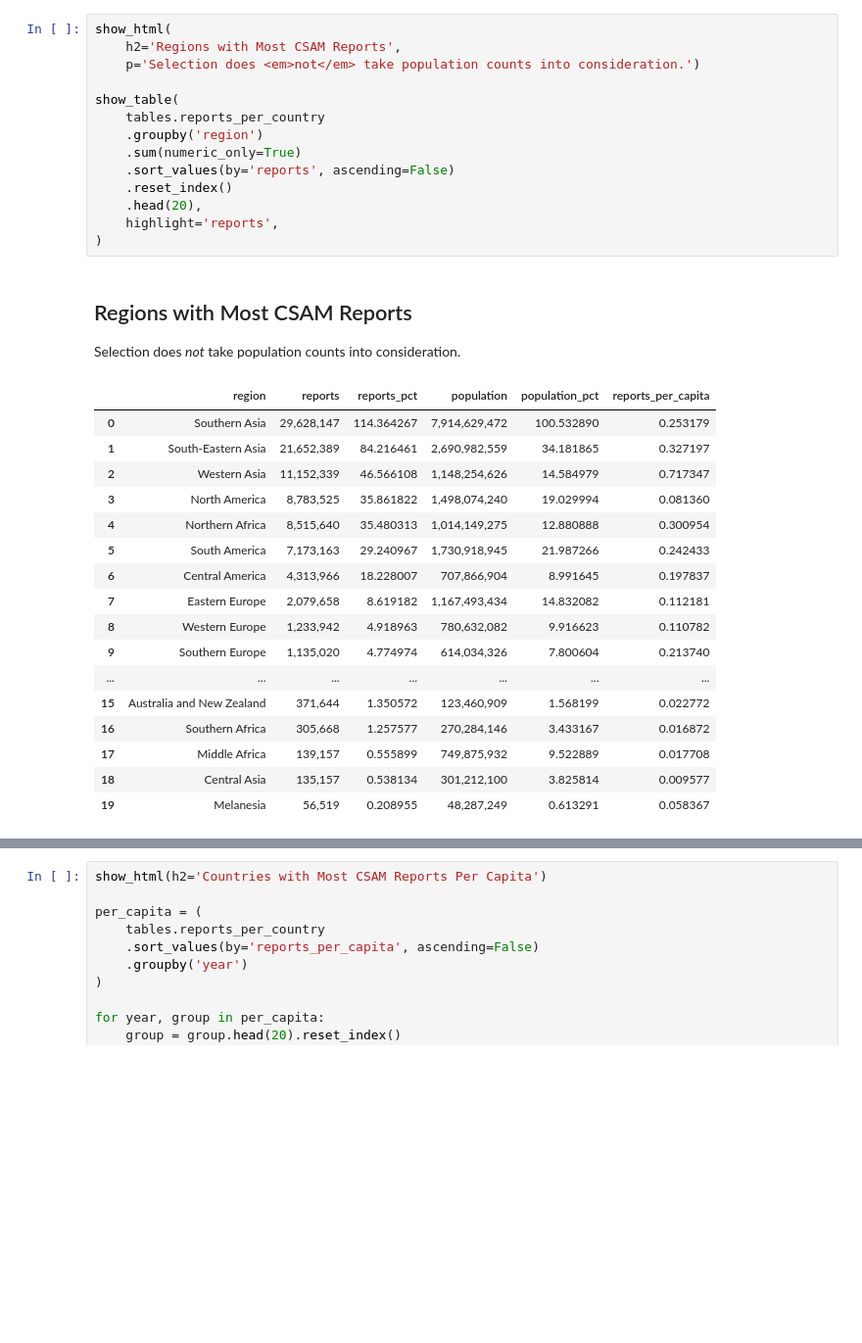
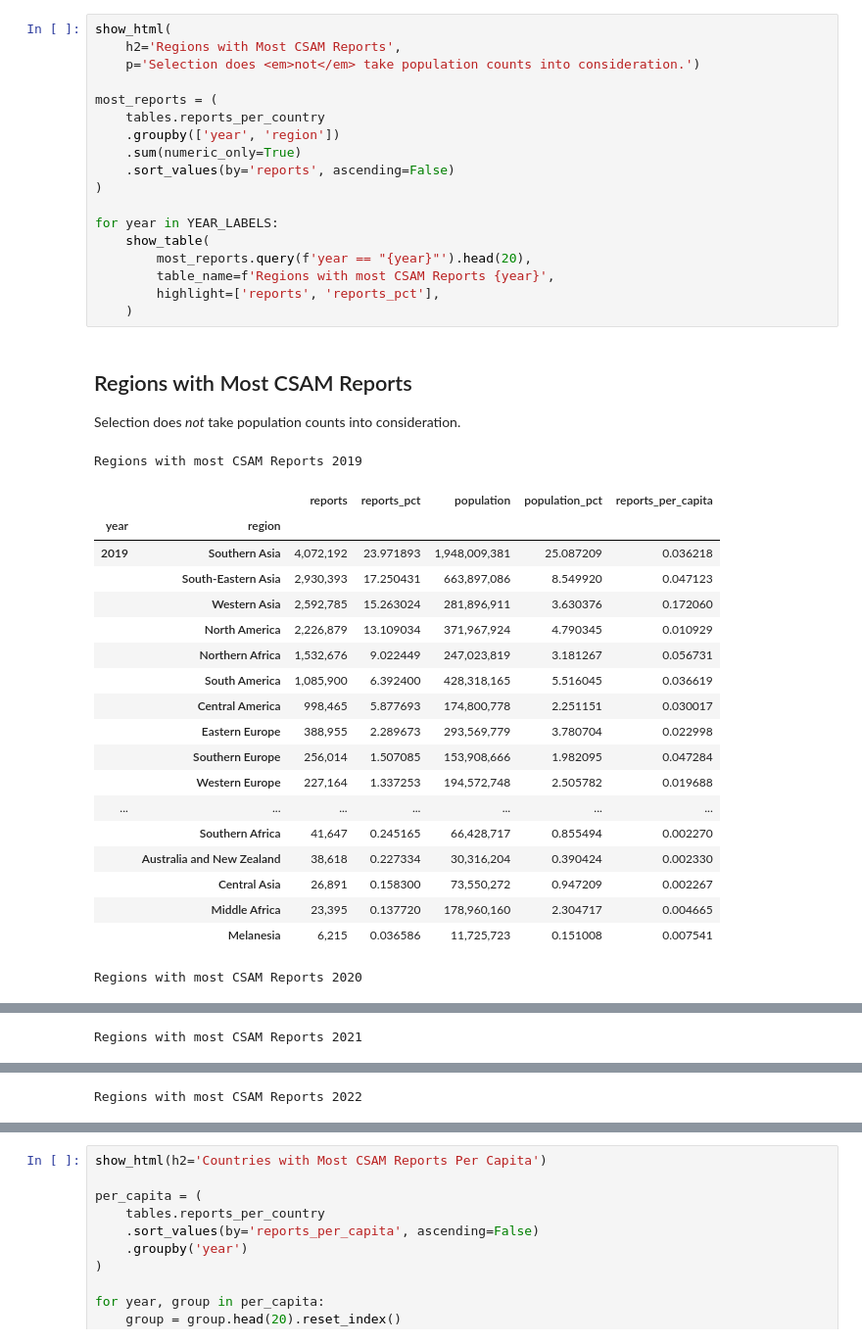
Before and after one commit to apparebit/diaphanous, a Jupyter notebook: analysis.ipynb, the cells around one changed output, grey strips where cells are left out. Shown at 98% size. Saved outputs shown, nothing was run; the diff lists cells and outputs as text; blank space fills up the shorter version.

```diff
--- a/analysis.ipynb
+++ b/analysis.ipynb
@@ -73,34 +74,41 @@ reports without
 # %%
 show_html(
     h2='Regions with Most CSAM Reports',
     p='Selection does <em>not</em> take population counts into consideration.')
 
-show_table(
+most_reports = (
     tables.reports_per_country
-    .groupby('region')
+    .groupby(['year', 'region'])
     .sum(numeric_only=True)
     .sort_values(by='reports', ascending=False)
-    .reset_index()
-    .head(20),
-    highlight='reports',
 )
+
+for year in YEAR_LABELS:
+    show_table(
+        most_reports.query(f'year == "{year}"').head(20),
+        table_name=f'Regions with most CSAM Reports {year}',
+        highlight=['reports', 'reports_pct'],
+    )
 # %% [output]
 Regions with Most CSAM Reports
 Selection does not take population counts into consideration.
+Regions with most CSAM Reports 2019
-|  | region | reports | reports_pct | population | population_pct | reports_per_capita |
-| 0 | Southern Asia | 29,628,147 | 114.364267 | 7,914,629,472 | 100.532890 | 0.253179 |
-| 1 | South-Eastern Asia | 21,652,389 | 84.216461 | 2,690,982,559 | 34.181865 | 0.327197 |
-| 2 | Western Asia | 11,152,339 | 46.566108 | 1,148,254,626 | 14.584979 | 0.717347 |
-| 3 | North America | 8,783,525 | 35.861822 | 1,498,074,240 | 19.029994 | 0.081360 |
-| 4 | Northern Africa | 8,515,640 | 35.480313 | 1,014,149,275 | 12.880888 | 0.300954 |
-| 5 | South America | 7,173,163 | 29.240967 | 1,730,918,945 | 21.987266 | 0.242433 |
-| 6 | Central America | 4,313,966 | 18.228007 | 707,866,904 | 8.991645 | 0.197837 |
-| 7 | Eastern Europe | 2,079,658 | 8.619182 | 1,167,493,434 | 14.832082 | 0.112181 |
-| 8 | Western Europe | 1,233,942 | 4.918963 | 780,632,082 | 9.916623 | 0.110782 |
-| 9 | Southern Europe | 1,135,020 | 4.774974 | 614,034,326 | 7.800604 | 0.213740 |
+|  |  | reports | reports_pct | population | population_pct | reports_per_capita |
+| year | region |  |  |  |  |  |
+| 2019 | Southern Asia | 4,072,192 | 23.971893 | 1,948,009,381 | 25.087209 | 0.036218 |
+|  | South-Eastern Asia | 2,930,393 | 17.250431 | 663,897,086 | 8.549920 | 0.047123 |
+|  | Western Asia | 2,592,785 | 15.263024 | 281,896,911 | 3.630376 | 0.172060 |
+|  | North America | 2,226,879 | 13.109034 | 371,967,924 | 4.790345 | 0.010929 |
+|  | Northern Africa | 1,532,676 | 9.022449 | 247,023,819 | 3.181267 | 0.056731 |
+|  | South America | 1,085,900 | 6.392400 | 428,318,165 | 5.516045 | 0.036619 |
+|  | Central America | 998,465 | 5.877693 | 174,800,778 | 2.251151 | 0.030017 |
+|  | Eastern Europe | 388,955 | 2.289673 | 293,569,779 | 3.780704 | 0.022998 |
+|  | Southern Europe | 256,014 | 1.507085 | 153,908,666 | 1.982095 | 0.047284 |
+|  | Western Europe | 227,164 | 1.337253 | 194,572,748 | 2.505782 | 0.019688 |
 | ... | ... | ... | ... | ... | ... | ... |
-| 15 | Australia and New Zealand | 371,644 | 1.350572 | 123,460,909 | 1.568199 | 0.022772 |
-| 16 | Southern Africa | 305,668 | 1.257577 | 270,284,146 | 3.433167 | 0.016872 |
-| 17 | Middle Africa | 139,157 | 0.555899 | 749,875,932 | 9.522889 | 0.017708 |
-| 18 | Central Asia | 135,157 | 0.538134 | 301,212,100 | 3.825814 | 0.009577 |
-| 19 | Melanesia | 56,519 | 0.208955 | 48,287,249 | 0.613291 | 0.058367 |
+|  | Southern Africa | 41,647 | 0.245165 | 66,428,717 | 0.855494 | 0.002270 |
+|  | Australia and New Zealand | 38,618 | 0.227334 | 30,316,204 | 0.390424 | 0.002330 |
+|  | Central Asia | 26,891 | 0.158300 | 73,550,272 | 0.947209 | 0.002267 |
+|  | Middle Africa | 23,395 | 0.137720 | 178,960,160 | 2.304717 | 0.004665 |
+|  | Melanesia | 6,215 | 0.036586 | 11,725,723 | 0.151008 | 0.007541 |
+Regions with most CSAM Reports 2020
@@ -106,0 +133 @@ Selection does not take population counts into consideration.
+Regions with most CSAM Reports 2021
@@ -106,0 +152 @@ Selection does not take population counts into consideration.
+Regions with most CSAM Reports 2022
```
Also changed, not shown: parts of 2 cells of this notebook.
